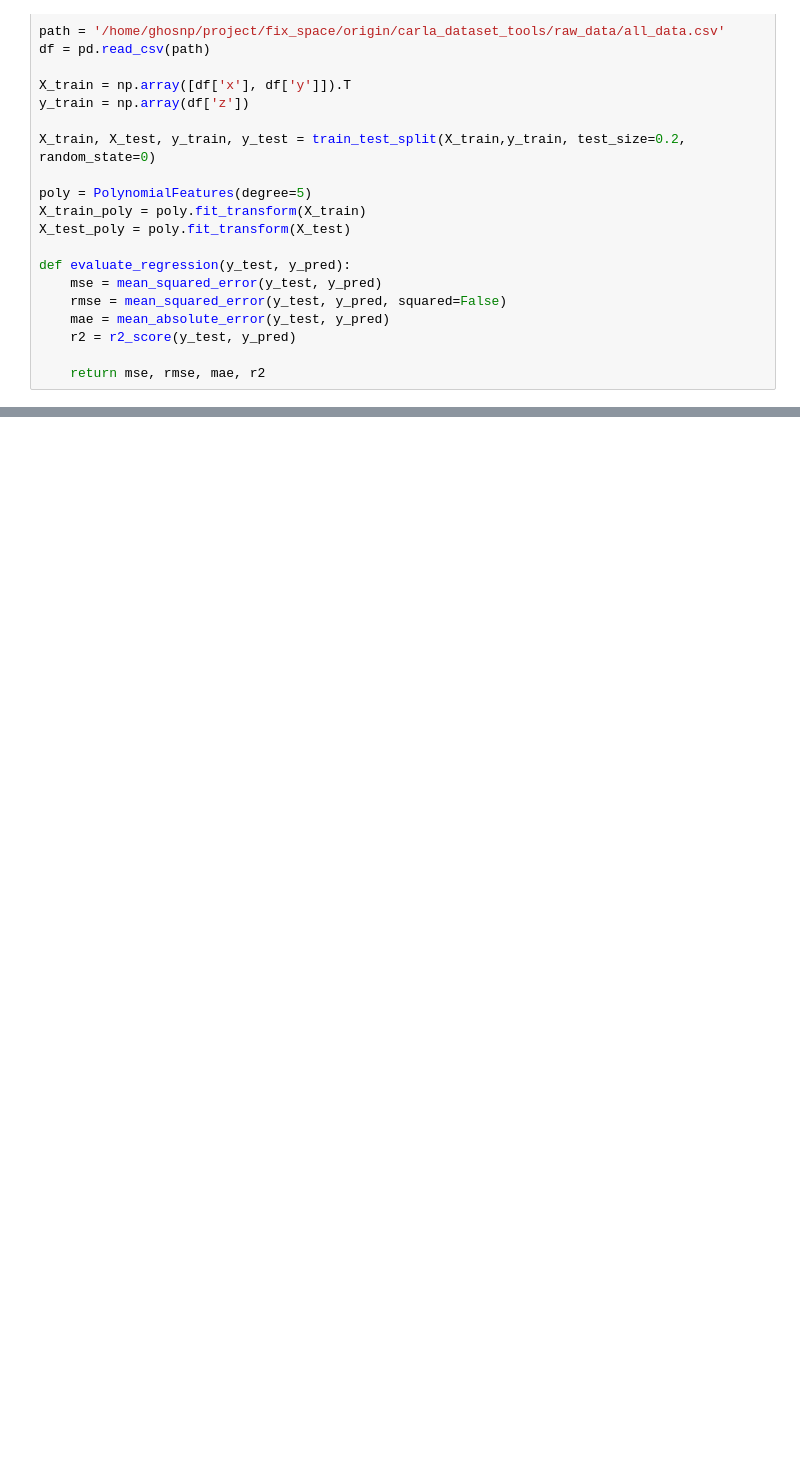
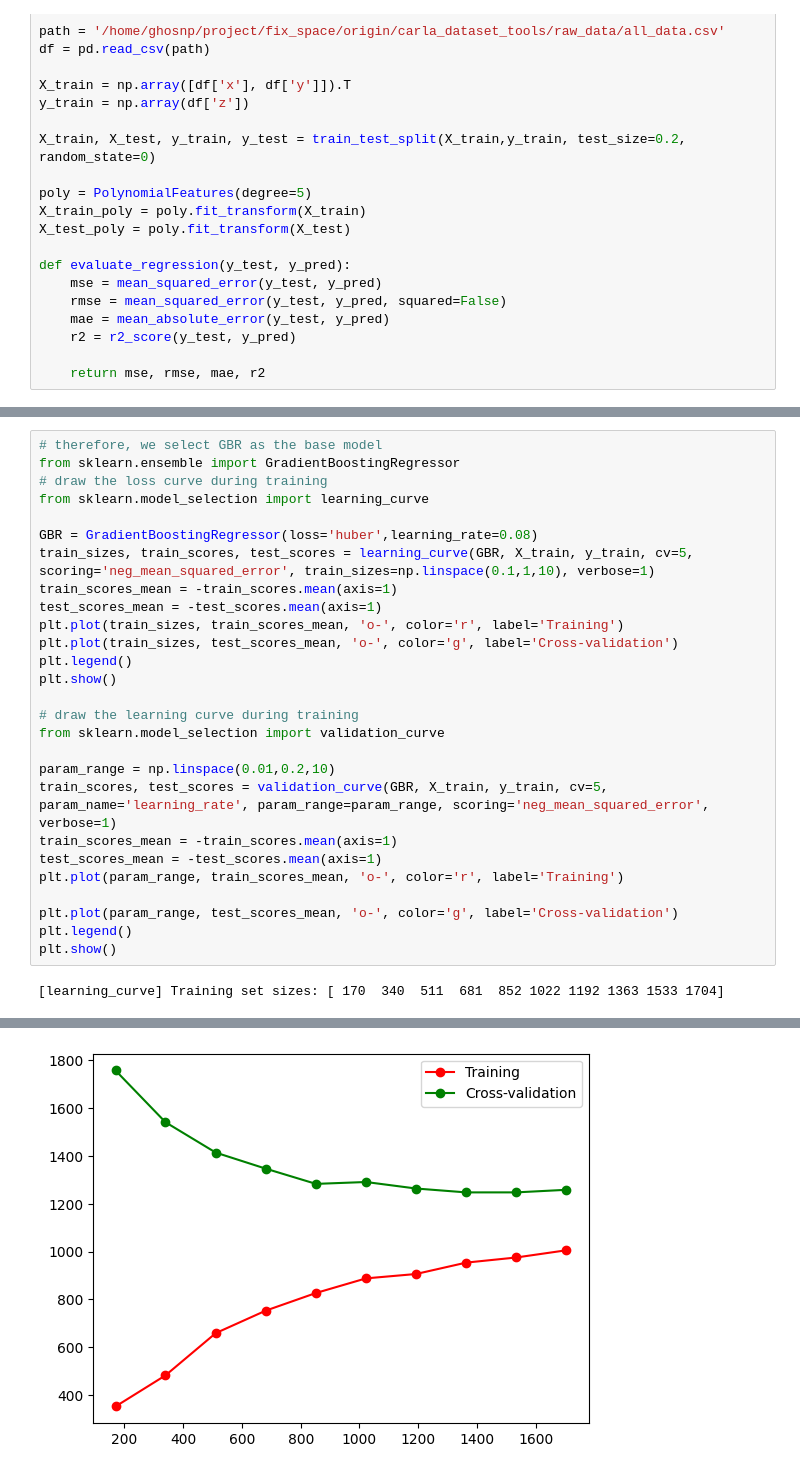
Before and after one commit to Kazawaryu/CARLA_ADA, a Jupyter notebook: test_code/fit_func.ipynb, the cells around one changed output, grey strips where cells are left out. Saved outputs shown, nothing was run; the diff lists cells and outputs as text; blank space fills up the shorter version.

```diff
--- a/test_code/fit_func.ipynb
+++ b/test_code/fit_func.ipynb
@@ -232,0 +234,29 @@ plt.show()
+# %%
+# therefore, we select GBR as the base model
+from sklearn.ensemble import GradientBoostingRegressor
+# draw the loss curve during training
+from sklearn.model_selection import learning_curve
+
+GBR = GradientBoostingRegressor(loss='huber',learning_rate=0.08)
+train_sizes, train_scores, test_scores = learning_curve(GBR, X_train, y_train, cv=5, scoring='neg_mean_squared_error', train_sizes=np.linspace(0.1,1,10), verbose=1)
+train_scores_mean = -train_scores.mean(axis=1)
+test_scores_mean = -test_scores.mean(axis=1)
+plt.plot(train_sizes, train_scores_mean, 'o-', color='r', label='Training')
+plt.plot(train_sizes, test_scores_mean, 'o-', color='g', label='Cross-validation')
+plt.legend()
+plt.show()
+
+# draw the learning curve during training
+from sklearn.model_selection import validation_curve
+
+param_range = np.linspace(0.01,0.2,10)
+train_scores, test_scores = validation_curve(GBR, X_train, y_train, cv=5, param_name='learning_rate', param_range=param_range, scoring='neg_mean_squared_error', verbose=1)
+train_scores_mean = -train_scores.mean(axis=1)
+test_scores_mean = -test_scores.mean(axis=1)
+plt.plot(param_range, train_scores_mean, 'o-', color='r', label='Training')
+
+plt.plot(param_range, test_scores_mean, 'o-', color='g', label='Cross-validation')
+plt.legend()
+plt.show()
+# %% [output]
+[learning_curve] Training set sizes: [ 170  340  511  681  852 1022 1192 1363 1533 1704]
@@ -232,0 +264 @@ plt.show()
+[figure, added]
```
Also changed, not shown: parts of 9 cells of this notebook, 3 other files.
